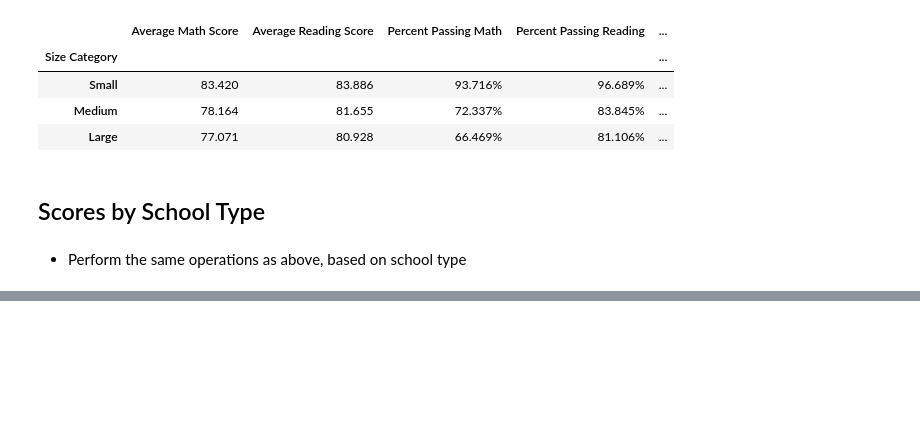
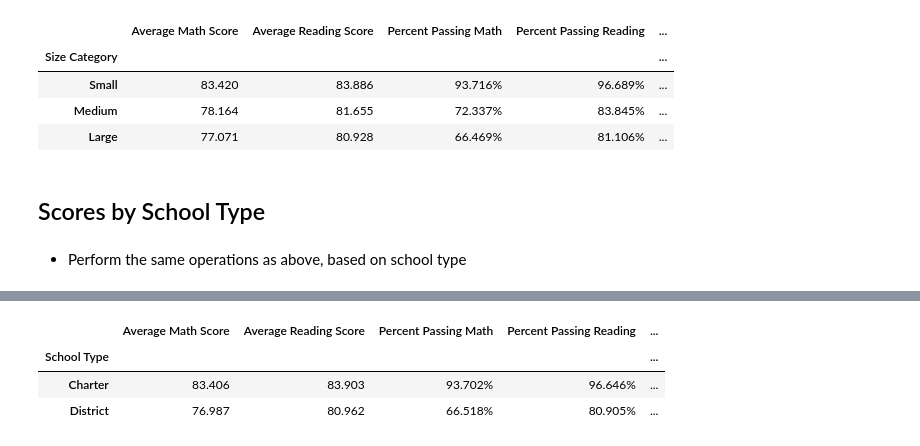
Before and after one commit to JoeKell/AreaSchoolAnalysis, a Jupyter notebook: PyCitySchools/PyCitySchools_final.ipynb, the cells around one changed output, grey strips where cells are left out. Cells and saved outputs as stored; diff of their text form; code cells hidden in the pictures; blank space fills up the shorter version.

```diff
--- a/PyCitySchools/PyCitySchools_final.ipynb
+++ b/PyCitySchools/PyCitySchools_final.ipynb
@@ -350,0 +336,22 @@ size_df
+# %%
+#Duplicate the School Data Complete
+School_Type=school_data_complete
+
+Type_Group=School_Type.groupby(["School Type"])
+
+#Data frame to display results
+Type_df = pd.DataFrame({
+    "Average Math Score": Type_Group["math_score"].mean().map("{:.3f}".format),
+    "Average Reading Score": Type_Group["reading_score"].mean().map("{:.3f}".format),
+    "Percent Passing Math":(School_Type.loc[School_Type["math_score"]>=70,:].groupby(["School Type"])["Student ID"].count()/Type_Group["Student ID"].count()*100).map("{:.3f}%".format),
+    "Percent Passing Reading":(School_Type.loc[School_Type["reading_score"]>=70,:].groupby(["School Type"])["Student ID"].count()/Type_Group["Student ID"].count()*100).map("{:.3f}%".format),
+    "Percent Passing Overall":(School_Type.loc[(School_Type["reading_score"]>=70) & (School_Type["math_score"]>=70),:].groupby(["School Type"])["Student ID"].count()/Type_Group["Student ID"].count()*100).map("{:.3f}%".format)
+})
+
+
+Type_df
+# %% [output]
+|  | Average Math Score | Average Reading Score | Percent Passing Math | Percent Passing Reading | ... |
+| School Type |  |  |  |  | ... |
+| Charter | 83.406 | 83.903 | 93.702% | 96.646% | ... |
+| District | 76.987 | 80.962 | 66.518% | 80.905% | ... |
```
Also changed, not shown: parts of 2 cells of this notebook.
